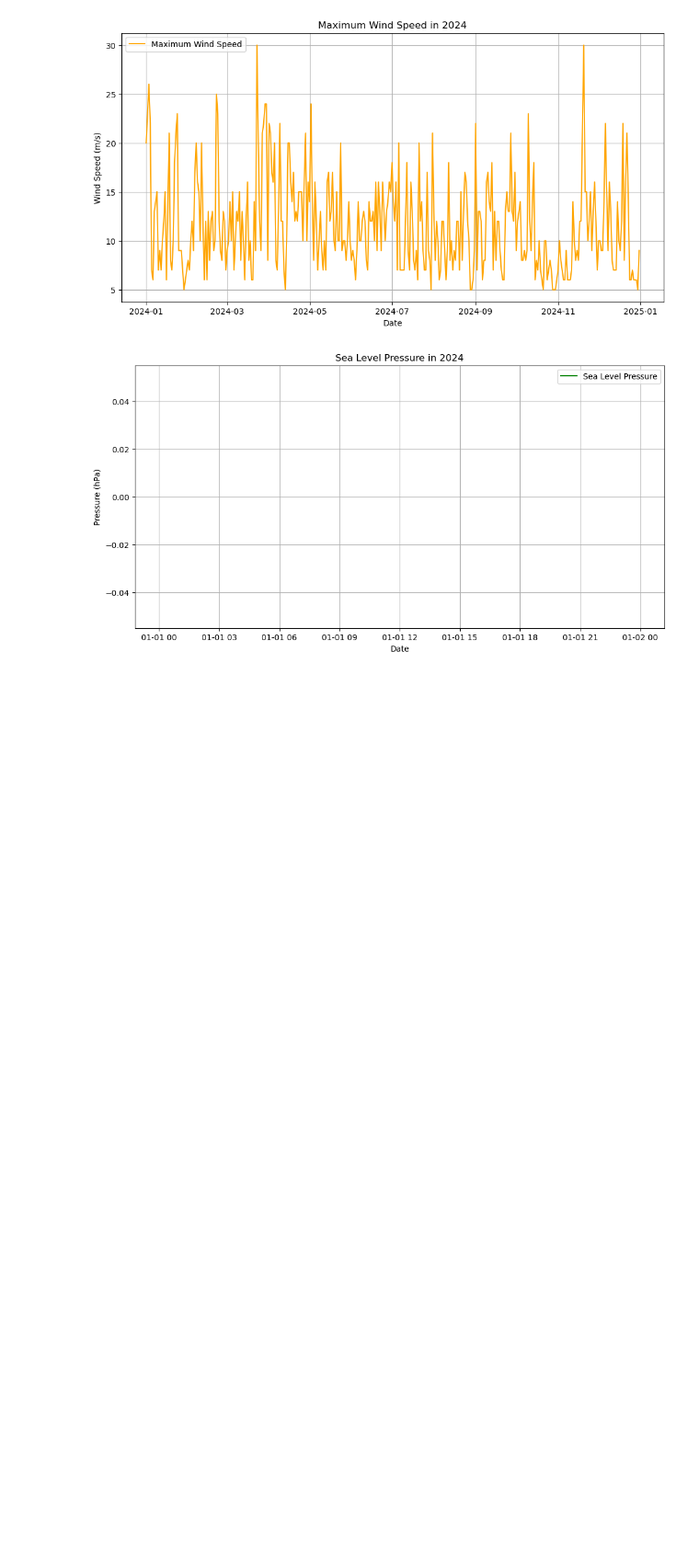
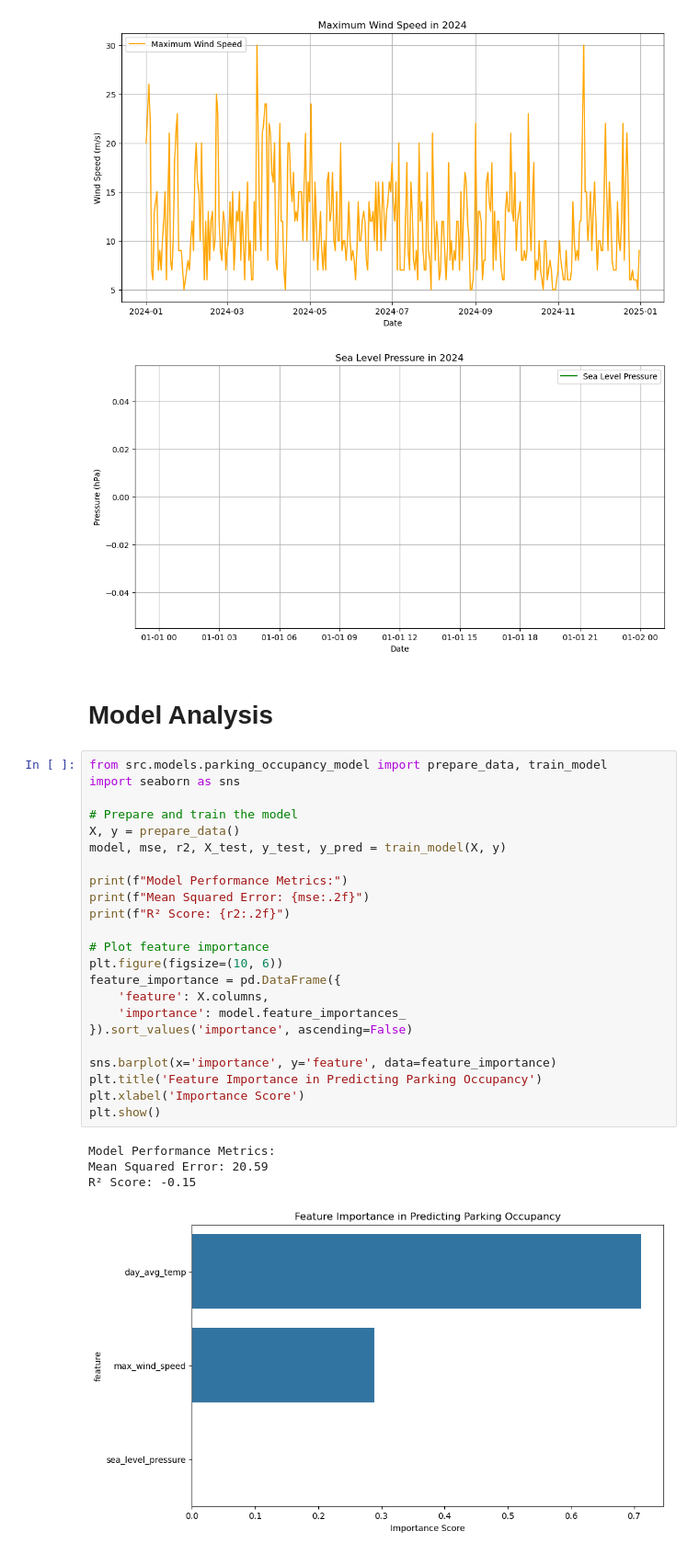
Before and after one commit to abishanaru/CIP_FS25_102, a Jupyter notebook: main.ipynb, the cells around one changed output. Shown at 92% size. Drawn from its saved outputs; the diff is of its cells as text; blank space fills up the shorter version.

Commit message:
added random forest model fitting

```diff
--- a/main.ipynb
+++ b/main.ipynb
@@ -270,3 +270,33 @@ plt.show()
 [figure]
 [figure]
 [figure]
+# %% [markdown]
+# Model Analysis
+# %%
+from src.models.parking_occupancy_model import prepare_data, train_model
+import seaborn as sns
+
+# Prepare and train the model
+X, y = prepare_data()
+model, mse, r2, X_test, y_test, y_pred = train_model(X, y)
+
+print(f"Model Performance Metrics:")
+print(f"Mean Squared Error: {mse:.2f}")
+print(f"R² Score: {r2:.2f}")
+
+# Plot feature importance
+plt.figure(figsize=(10, 6))
+feature_importance = pd.DataFrame({
+    'feature': X.columns,
+    'importance': model.feature_importances_
+}).sort_values('importance', ascending=False)
+
+sns.barplot(x='importance', y='feature', data=feature_importance)
+plt.title('Feature Importance in Predicting Parking Occupancy')
+plt.xlabel('Importance Score')
+plt.show()
+# %% [output]
+Model Performance Metrics:
+Mean Squared Error: 20.59
+R² Score: -0.15
+[figure, added]
```
Also changed, not shown: parts of 2 cells of this notebook, 1 other file.
